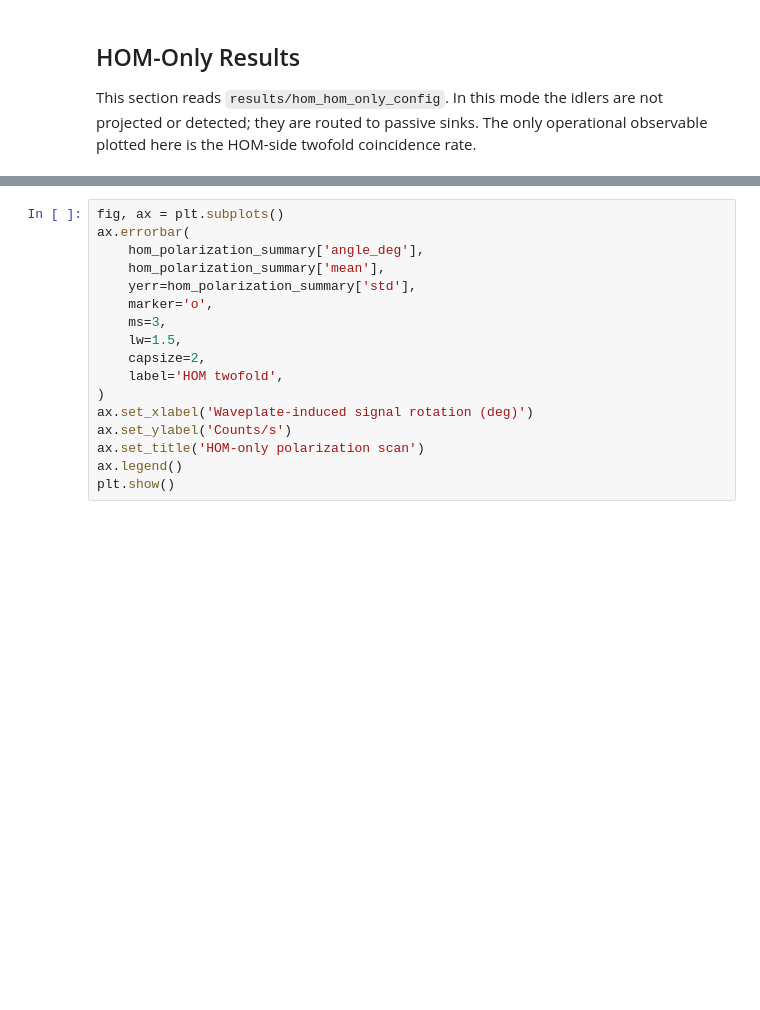
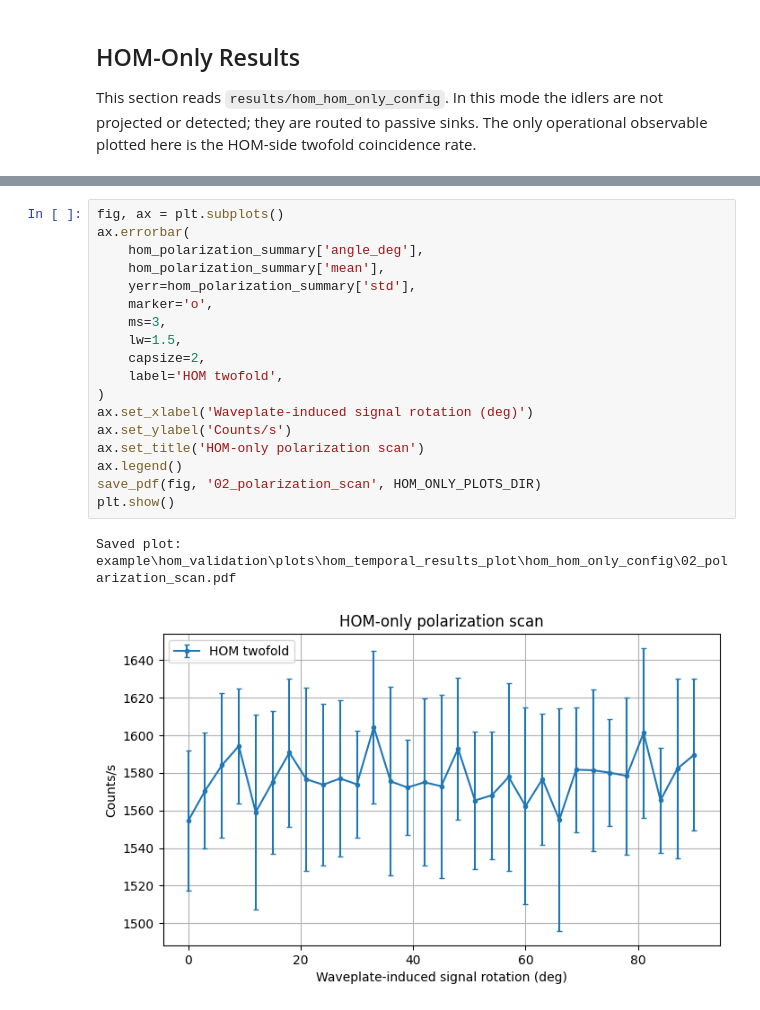
Before and after one commit to amlabdr/SeQUeNCe, a Jupyter notebook: example/hom_validation/hom_temporal_results_plot.ipynb, the cells around one changed output, grey strips where cells are left out. Cells and saved outputs as stored; diff of their text form; blank space fills up the shorter version.

```diff
--- a/example/hom_validation/hom_temporal_results_plot.ipynb
+++ b/example/hom_validation/hom_temporal_results_plot.ipynb
@@ -198,20 +276,24 @@ plt.show()
 # %%
 fig, ax = plt.subplots()
 ax.errorbar(
     hom_polarization_summary['angle_deg'],
     hom_polarization_summary['mean'],
     yerr=hom_polarization_summary['std'],
     marker='o',
     ms=3,
     lw=1.5,
     capsize=2,
     label='HOM twofold',
 )
 ax.set_xlabel('Waveplate-induced signal rotation (deg)')
 ax.set_ylabel('Counts/s')
 ax.set_title('HOM-only polarization scan')
 ax.legend()
+save_pdf(fig, '02_polarization_scan', HOM_ONLY_PLOTS_DIR)
 plt.show()
+# %% [output]
+Saved plot: example\hom_validation\plots\hom_temporal_results_plot\hom_hom_only_config\02_polarization_scan.pdf
+[figure, added]
 # %%
 fig, ax = plt.subplots()
 ax.errorbar(
```
Also changed, not shown: parts of 12 cells of this notebook, 25 other files.
